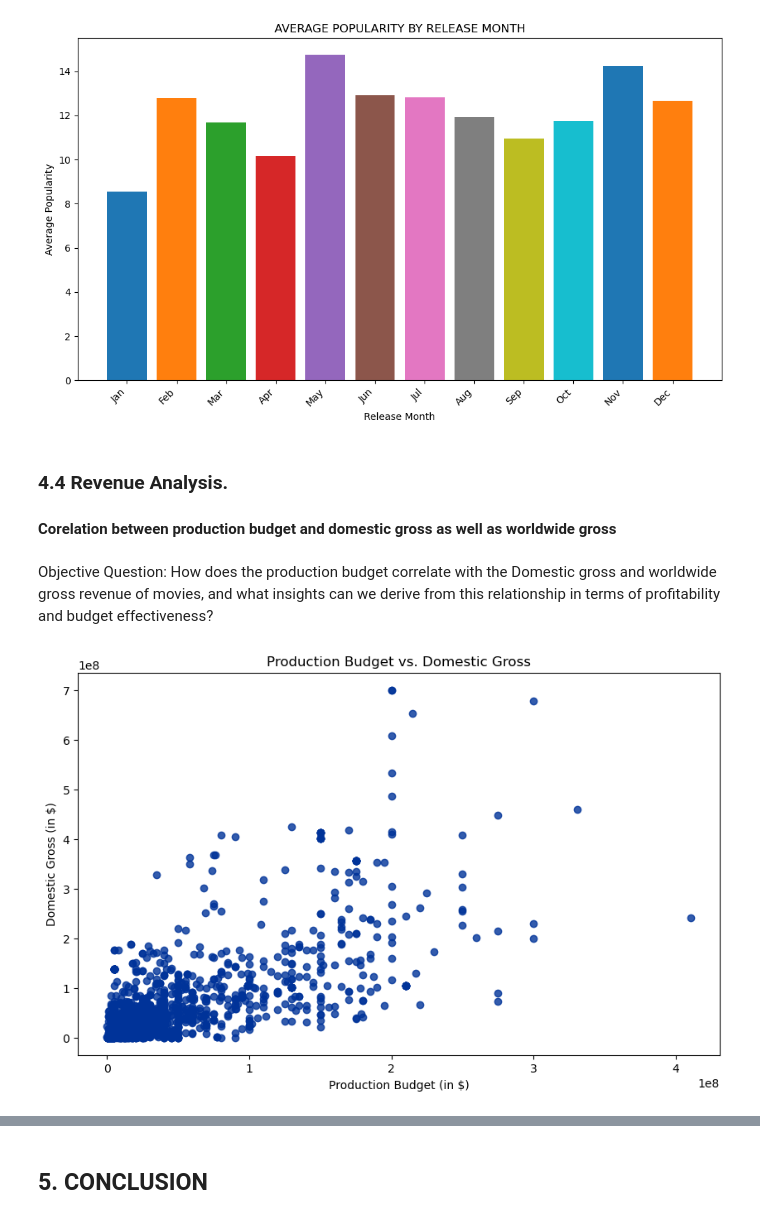
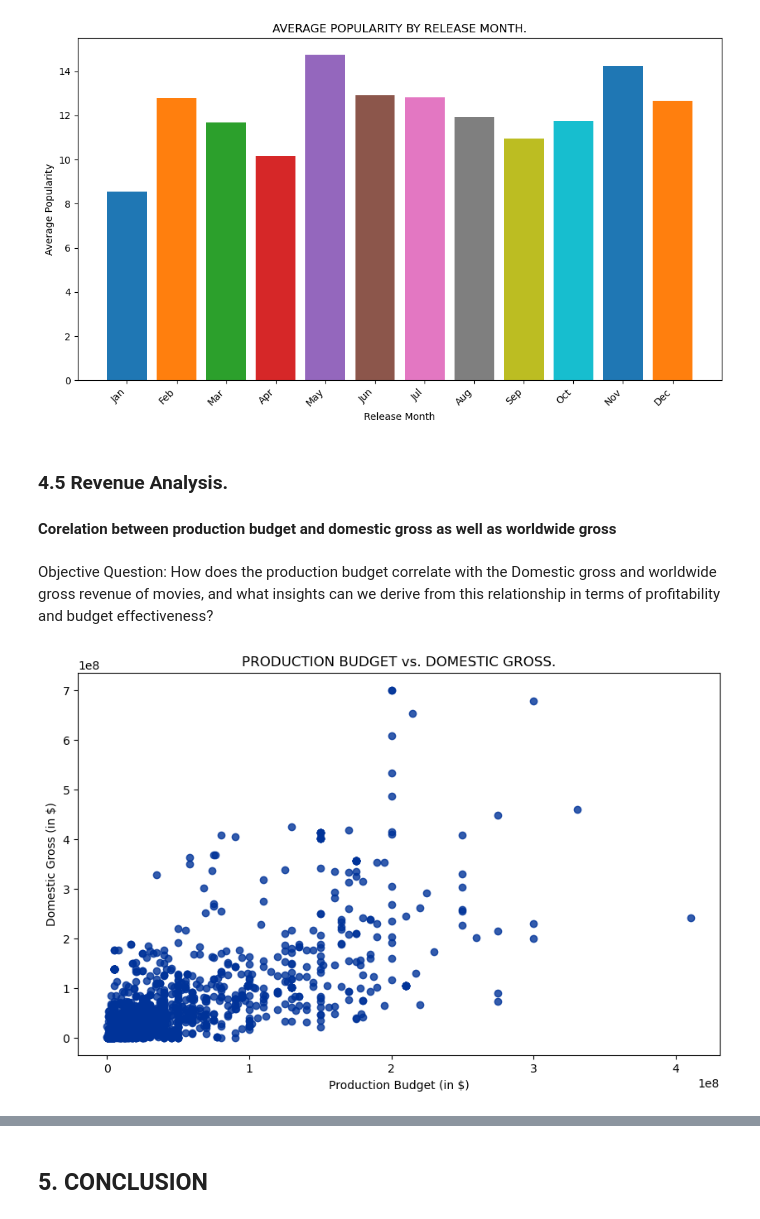
Before and after one commit to PaulMuniu/Microsoft-film-studios-data-analysis, a Jupyter notebook: student.ipynb, the cells around one changed output, grey strips where cells are left out. Saved outputs shown, nothing was run; the diff lists cells and outputs as text; code cells hidden in the pictures.

```diff
--- a/student.ipynb
+++ b/student.ipynb
@@ -922,25 +925,26 @@ plt.show();
 # %% [output]
 [figure]
 # %% [markdown]
-### 4.4 Revenue Analysis.
+### 4.5 Revenue Analysis.
 #### Corelation between production budget and domestic gross as well as worldwide gross
 # %% [markdown]
-Objective Question: How does the production budget correlate with the Domestic gross and worldwide gross revenue of movies, and what insights can we derive from this relationship in terms of profitability and budget effectiveness?
+Objective Question:
+How does the production budget correlate with the Domestic gross and worldwide gross revenue of movies, and what insights can we derive from this relationship in terms of profitability and budget effectiveness?
 # %%
-# Prepare the data
+# Preparing the data
 Production_Budget = final_dataset['production_budget']
 Worldwide_Gross = final_dataset['worldwide_gross']
 domestic_gross = final_dataset['domestic_gross_x']
 
 # Plotting production budget vs. domestic gross
 fig, ax = plt.subplots(figsize=(10, 6))
 ax.scatter(Production_Budget, domestic_gross, color="#003399", alpha=0.8)
-ax.set_title('Production Budget vs. Domestic Gross')
+ax.set_title('PRODUCTION BUDGET vs. DOMESTIC GROSS.')
 ax.set_xlabel('Production Budget (in $)')
 ax.set_ylabel('Domestic Gross (in $)')
 plt.show();
 # %% [output]
-[figure, old version]
+[figure, new version]
 # %%
 # Creating a scatter plot, plotting Production budget vs Worldwide gross
 fig, ax = plt.subplots(figsize=(10, 6))
```
Also changed, not shown: parts of 16 cells of this notebook.
